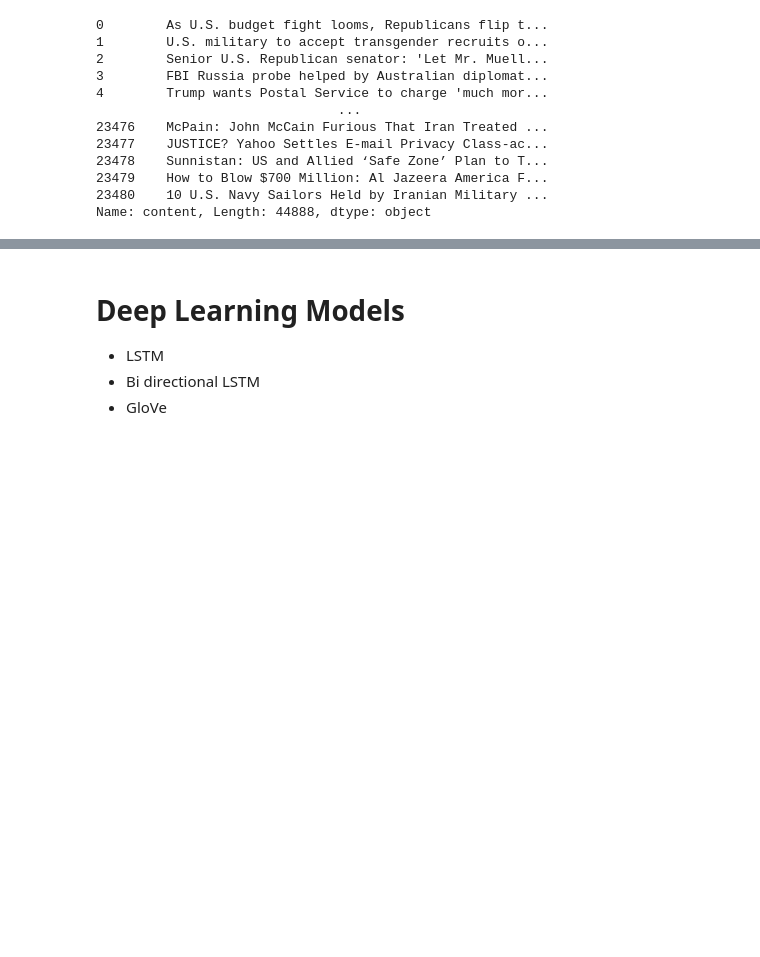
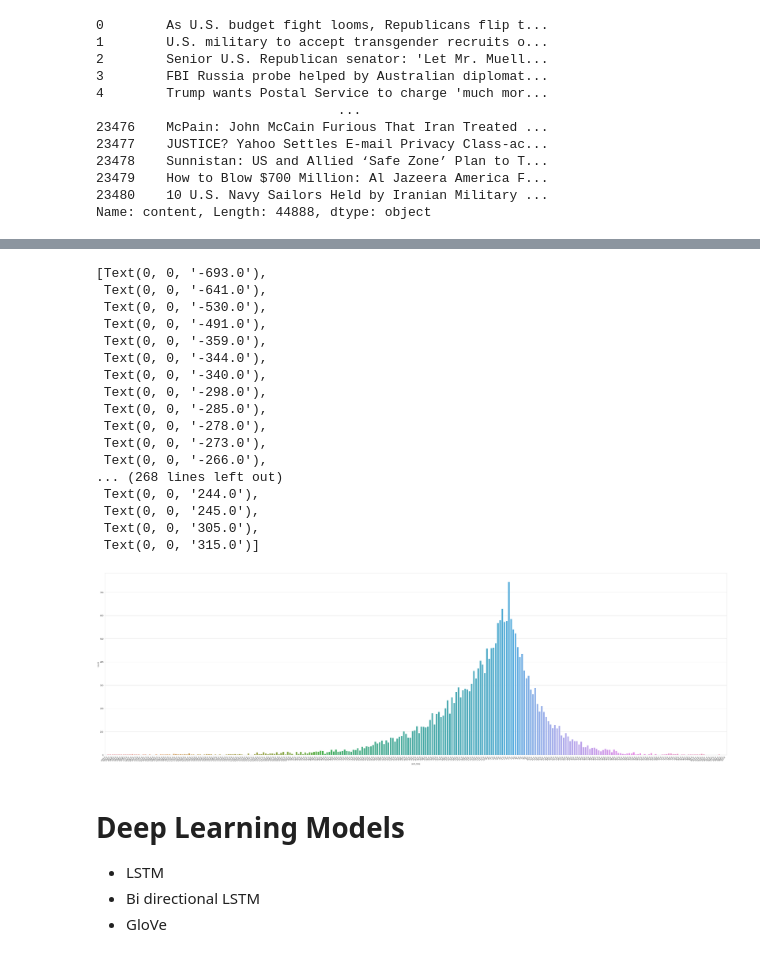
Before and after one commit to zhouchun0105/Fake-News-Detection-Project-BA865, a Jupyter notebook: BA865_word_frequency_and_sentimental_analysis.ipynb, the cells around one changed output, grey strips where cells are left out. Cells and saved outputs as stored; diff of their text form; code cells hidden in the pictures; blank space fills up the shorter version.

```diff
--- a/BA865_word_frequency_and_sentimental_analysis.ipynb
+++ b/BA865_word_frequency_and_sentimental_analysis.ipynb
@@ -675,3 +733,34 @@ ax.set_xticklabels(ax.get_xticklabels(), rotation=50, ha="right");
+# %%
+### just fake news
+news_dataset_real = pd.DataFrame(news_dataset[news_dataset['real/fake'] == '1'])
+# %%
+news_sent_real = news_dataset_real.copy()
+# %%
+news_sent_real['sent_real'] = news_sent_real.content.apply(sent_score)
+# %%
+#distribution of sentiment for fake news
+plt.figure(figsize=(60,18))
+ax = sns.countplot(x='sent_real', data=news_sent_real)
+ax.set_xticklabels(ax.get_xticklabels(), rotation=50, ha="right")
+# %% [output]
+[Text(0, 0, '-693.0'),
+ Text(0, 0, '-641.0'),
+ Text(0, 0, '-530.0'),
+ Text(0, 0, '-491.0'),
+ Text(0, 0, '-359.0'),
+ Text(0, 0, '-344.0'),
+ Text(0, 0, '-340.0'),
+ Text(0, 0, '-298.0'),
+ Text(0, 0, '-285.0'),
+ Text(0, 0, '-278.0'),
+ Text(0, 0, '-273.0'),
+ Text(0, 0, '-266.0'),
+... (268 lines left out)
+ Text(0, 0, '244.0'),
+ Text(0, 0, '245.0'),
+ Text(0, 0, '305.0'),
+ Text(0, 0, '315.0')]
+[figure, added]
 # %% [markdown]
 # Deep Learning Models
 
```
Also changed, not shown: parts of 12 cells of this notebook.
